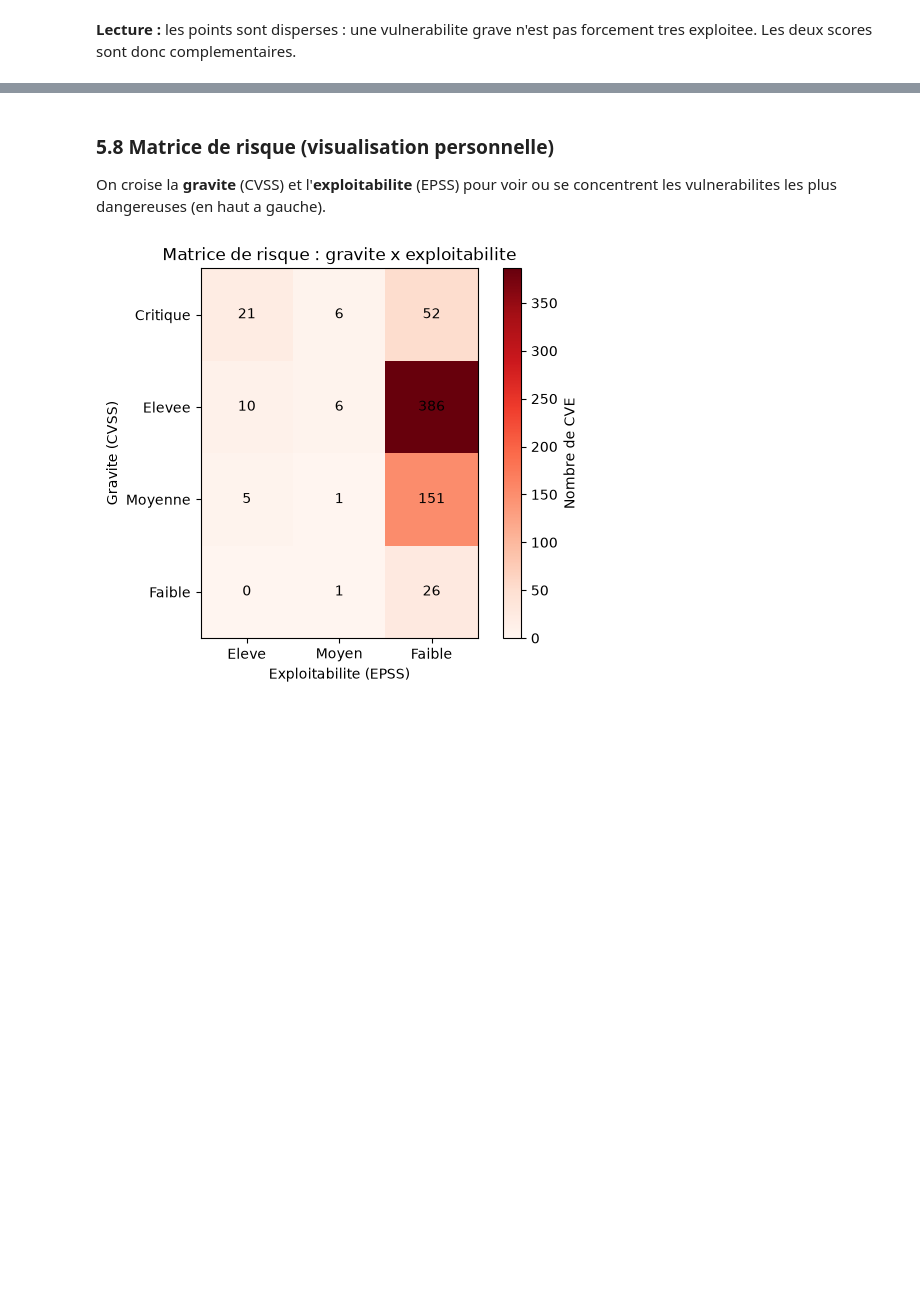
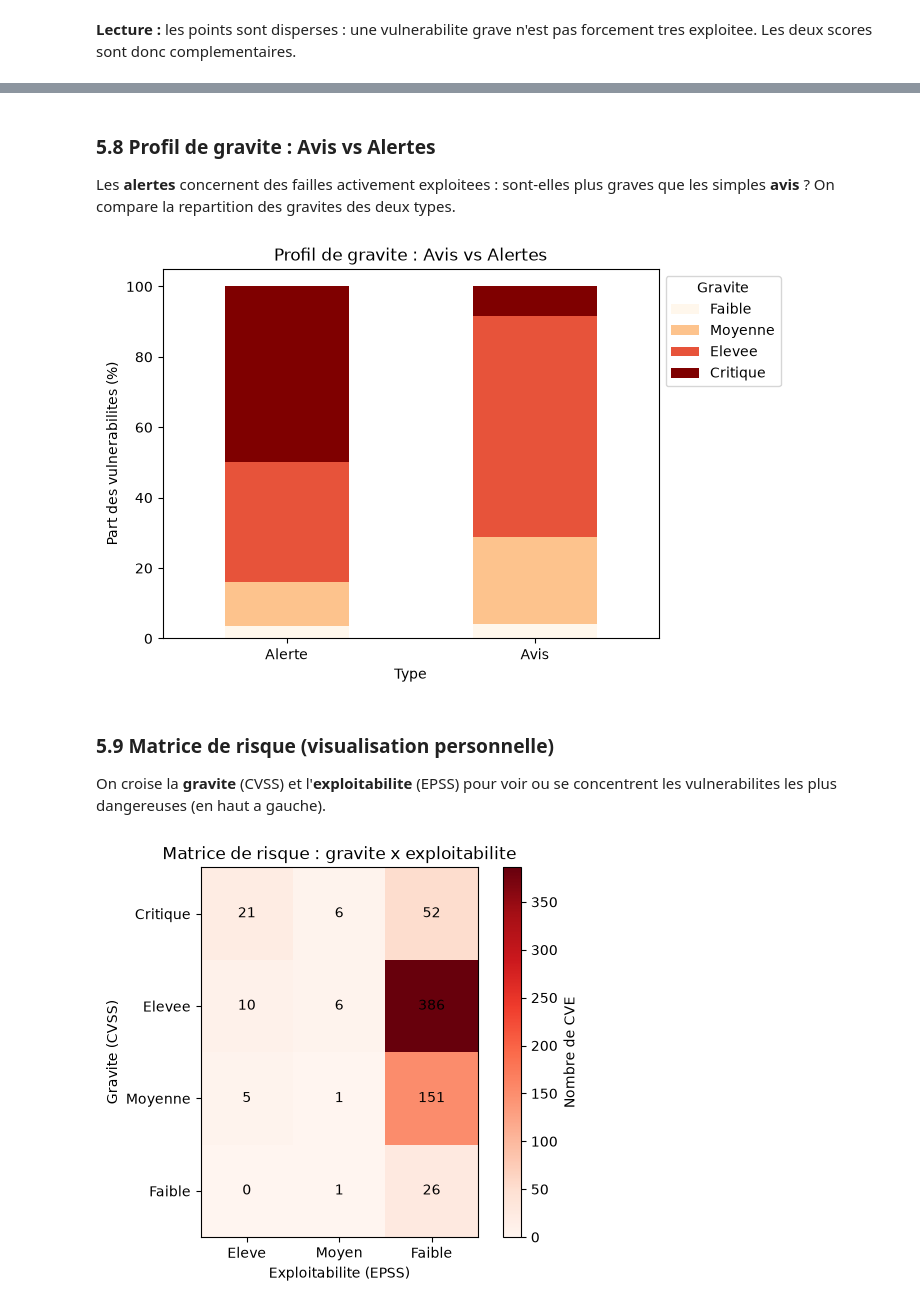
Before and after one commit to Evit94/Data_Science, a Jupyter notebook: analyse_anssi.ipynb, the cells around one changed output, grey strips where cells are left out. Cells and saved outputs as stored; diff of their text form; code cells hidden in the pictures; blank space fills up the shorter version.

```diff
--- a/analyse_anssi.ipynb
+++ b/analyse_anssi.ipynb
@@ -142,5 +150,22 @@ plt.show()
+# %% [markdown]
+### 5.8 Profil de gravite : Avis vs Alertes
+Les **alertes** concernent des failles activement exploitees : sont-elles plus
+graves que les simples **avis** ? On compare la repartition des gravites des deux types.
+# %%
+# Part de chaque niveau de gravite, pour les Avis et pour les Alertes
+connus = df[df["Base Severity"] != "Inconnue"]
+table = pd.crosstab(connus["Type"], connus["Base Severity"], normalize="index") * 100
+table = table.reindex(columns=["Faible", "Moyenne", "Elevee", "Critique"])
+table.plot(kind="bar", stacked=True, colormap="OrRd")
+plt.title("Profil de gravite : Avis vs Alertes")
+plt.ylabel("Part des vulnerabilites (%)")
+plt.xticks(rotation=0)
+plt.legend(title="Gravite", bbox_to_anchor=(1.0, 1.0))
+plt.show()
+# %% [output]
+[figure, added]
 # %% [markdown]
-### 5.8 Matrice de risque (visualisation personnelle)
+### 5.9 Matrice de risque (visualisation personnelle)
 
 On croise la **gravite** (CVSS) et l'**exploitabilite** (EPSS) pour voir ou se
 concentrent les vulnerabilites les plus dangereuses (en haut a gauche).
```
Also changed, not shown: parts of 10 cells of this notebook.
